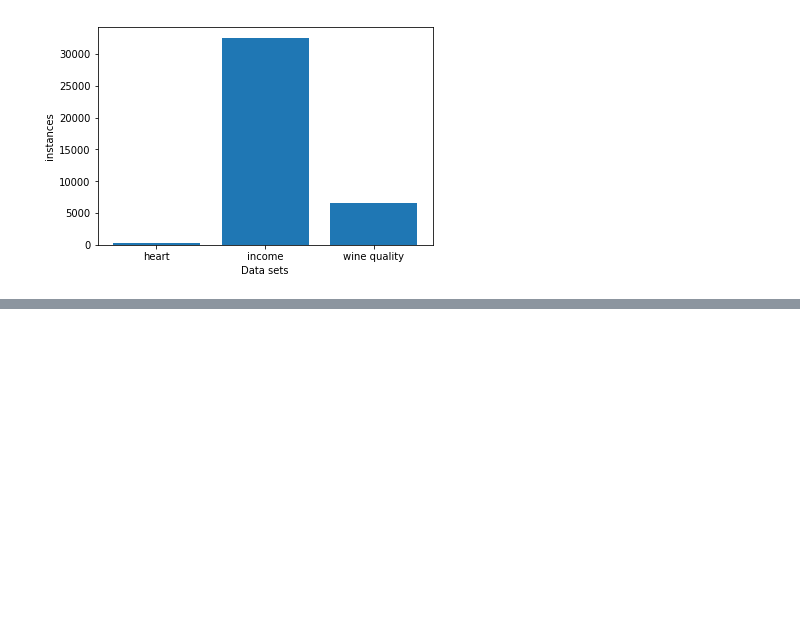
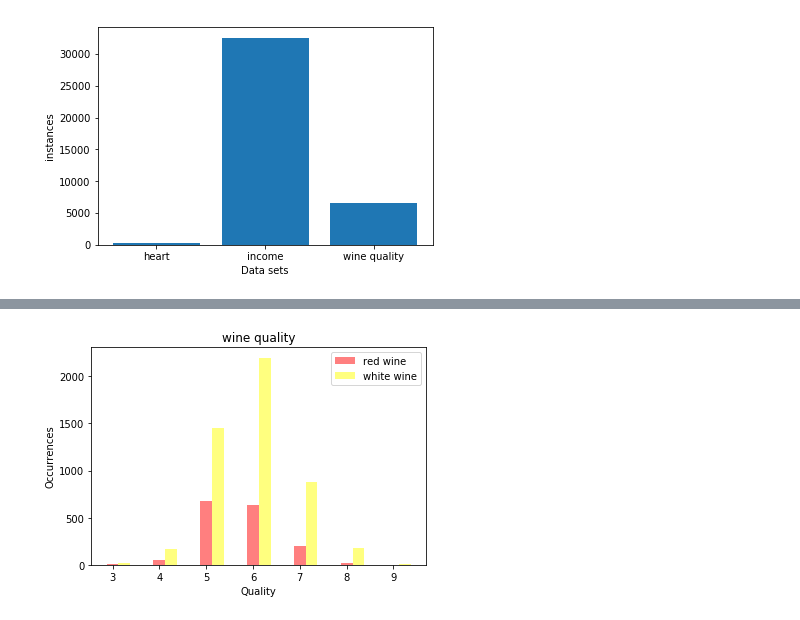
Before and after one commit to carlosdlpzr/ce888labs, a Jupyter notebook: Project/Data/Plots.ipynb, the cells around one changed output, grey strips where cells are left out. Drawn from its saved outputs; the diff is of its cells as text; code cells hidden in the pictures; blank space fills up the shorter version.

```diff
--- a/Project/Data/Plots.ipynb
+++ b/Project/Data/Plots.ipynb
@@ -30,0 +41,11 @@ plt.show()
+# %%
+plt.bar(df_redwine['quality'].value_counts().keys(), df_redwine['quality'].value_counts(), alpha=0.5, width=0.25, color='red', label='red wine')
+plt.bar(df_whitewine['quality'].value_counts().keys() + 0.25, df_whitewine['quality'].value_counts(), alpha=0.5, width=0.25,  color='yellow', label='white wine')
+plt.ylabel('Occurrences')
+plt.xlabel('Quality')
+plt.title('wine quality')
+plt.legend()
+plt.savefig('wine_quality.png', dpi=300)
+plt.show()
+# %% [output]
+[figure, added]
```
Also changed, not shown: parts of 2 cells of this notebook, 12 other files.
